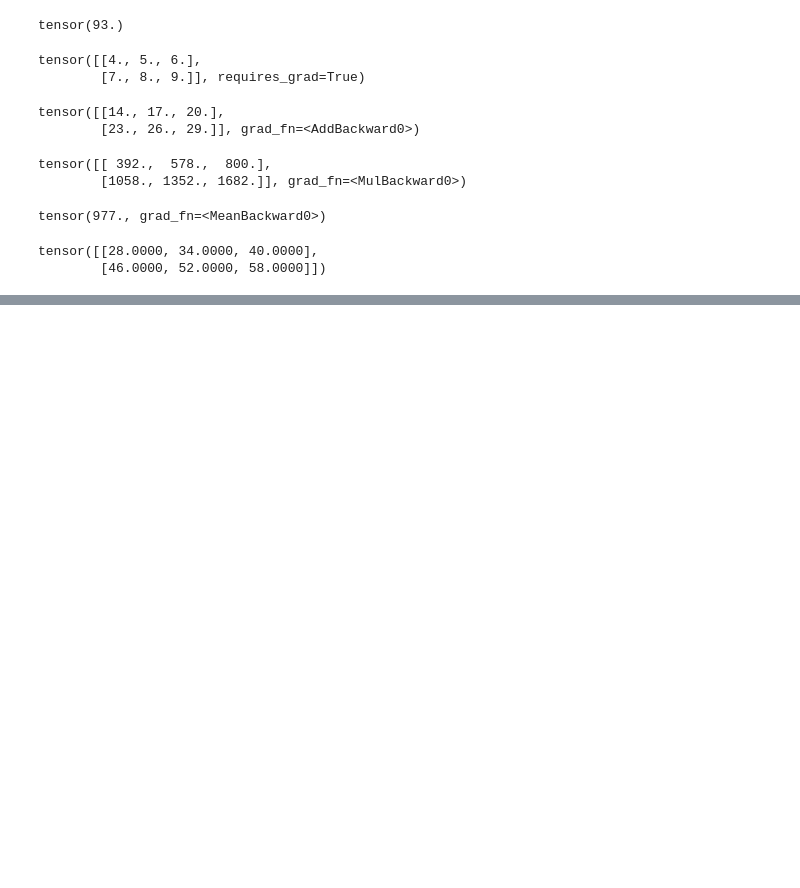
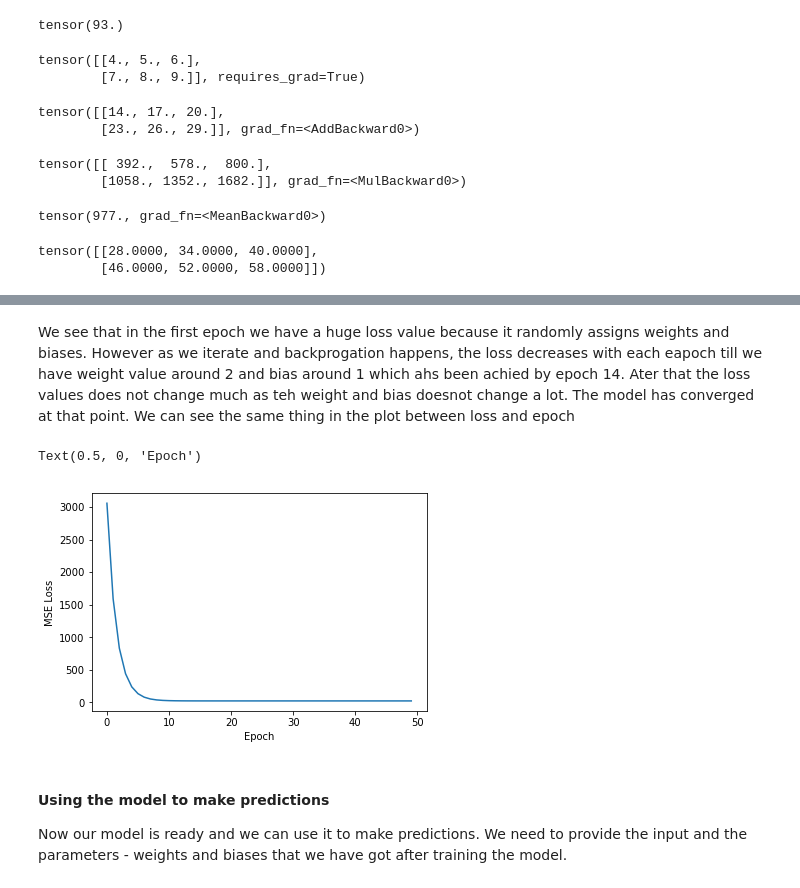
Before and after one commit to KIRTISNIGDHA/DeepLearning-With-PyTorch, a Jupyter notebook: PyTorch Practice.ipynb, the cells around one changed output, grey strips where cells are left out. Cells and saved outputs as stored; diff of their text form; code cells hidden in the pictures; blank space fills up the shorter version.

```diff
--- a/PyTorch Practice.ipynb
+++ b/PyTorch Practice.ipynb
@@ -459,0 +620,3 @@ tensor([[28.0000, 34.0000, 40.0000],
+# %%
+# Loss function
+criterion = nn.MSELoss()
@@ -459,0 +629,3 @@ tensor([[28.0000, 34.0000, 40.0000],
+# %%
+# Optimizer
+optimizer = torch.optim.SGD(model.parameters(), lr = 0.001)
@@ -459,0 +639,5 @@ tensor([[28.0000, 34.0000, 40.0000],
+# %%
+# epoch
+epochs = 50
+# placeholder to track MSE losses
+losses =[]
@@ -459,0 +646,24 @@ tensor([[28.0000, 34.0000, 40.0000],
+# %%
+# looping through the dataset for the epochs specified and evalauting the loss
+for i in range(epochs):
+    i +=1
+
+    # predict the y
+    y_pred = model.forward(X)
+
+    # Evaluate the loss
+    loss = criterion(y_pred, y)
+
+    # append to the loss list
+    losses.append(loss)
+
+    # print the epoch, loss and parameters to see how it varies with each iteration
+    print (f"Epoch: {i}, Loss = {loss}, Weight = {model.linear.weight.item()}, bias ={model.linear.bias.item()} ")
+
+    # resetting the gradients to prevent compunding, because it will accumulate with each iteration and backpropagation and affect computation
+    optimizer.zero_grad()
+
+    # backpropagation
+    loss.backward()
+    # update the hyperparameters which here are the weights and biases
+    optimizer.step()
@@ -459,0 +688,14 @@ tensor([[28.0000, 34.0000, 40.0000],
+# %% [markdown]
+We see that in the first epoch we have a huge loss value because it randomly assigns weights and biases. However as we iterate and backprogation happens, the loss decreases with each eapoch till we have weight value around 2 and bias around 1 which ahs been achied by epoch 14. Ater that the loss values does not change much as teh weight and bias doesnot change a lot. The model has converged at that point.  We can see the same thing in the plot between loss and epoch
+# %%
+plt.plot(range(epochs),losses)
+plt.ylabel('MSE Loss')
+plt.xlabel('Epoch')
+# %% [output]
+Text(0.5, 0, 'Epoch')
+[figure, added]
+# %% [markdown]
+#### Using the model to make predictions
+
+Now our model is ready and we can use it to make predictions.
+We need to provide the input and the parameters - weights and biases that we have got after training the model.
```
Also changed, not shown: parts of 49 cells of this notebook.
